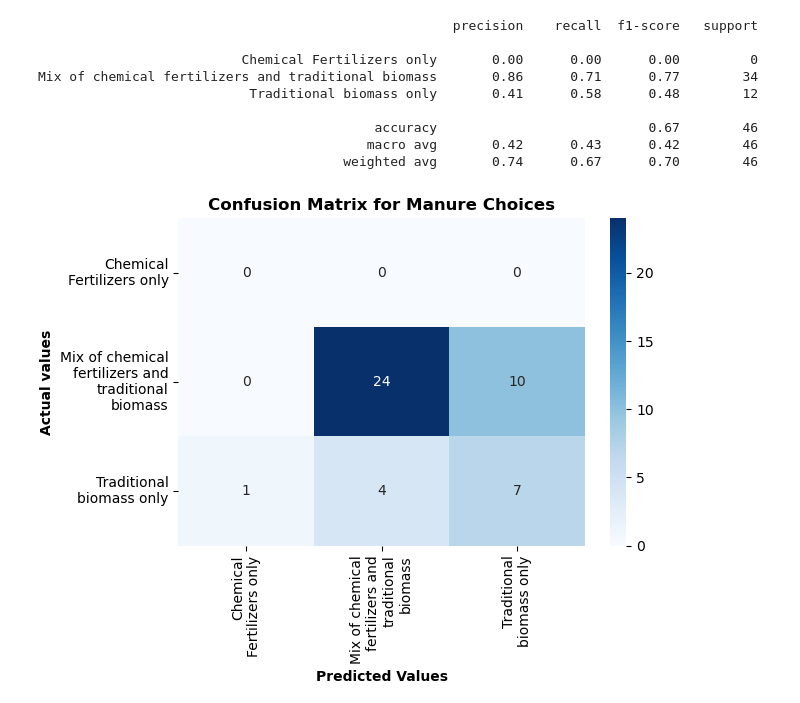
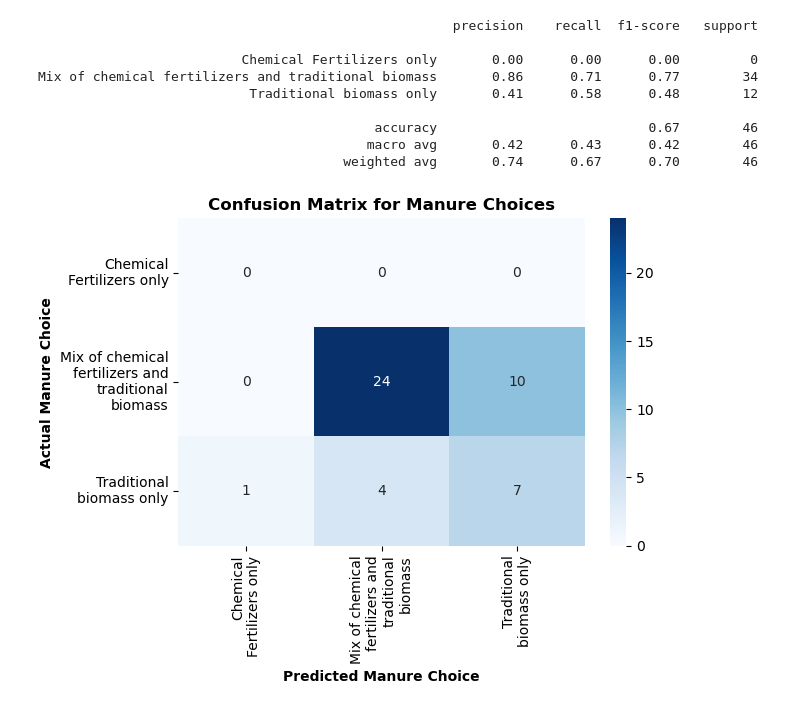
Before and after one commit to Prience91/Crop-and-Fertilizer-Choices, a Jupyter notebook: Manure_sociodeomo.ipynb, the cells around one changed output. Cells and saved outputs as stored; diff of their text form; code cells hidden in the pictures.

```diff
--- a/Manure_sociodeomo.ipynb
+++ b/Manure_sociodeomo.ipynb
@@ -399,33 +419,33 @@ import matplotlib as mpl
 import matplotlib.pyplot as plt
 import seaborn as sns
 
 fig, ax = plt.subplots()
 sns.heatmap(Conf_matrx,
             annot= True,
             cmap = "Blues",
             xticklabels = label_encoder.classes_,
             yticklabels= label_encoder.classes_,
             ax=ax)
 ax.set_title("Confusion Matrix for Manure Choices",
              fontweight = "bold")
-ax.set_xlabel("Predicted Values",
+ax.set_xlabel("Predicted Manure Choice",
               fontweight = "bold")
-ax.set_ylabel("Actual values",
+ax.set_ylabel("Actual Manure Choice",
               fontweight = "bold")
 
 xticklabels = ax.get_xticklabels()
 for label in xticklabels:
     label.set_wrap(True)
     label.set_ha("right")
     label.set_va("center")
 
 yticklabels = ax.get_yticklabels()
 for label in yticklabels:
     label.set_wrap(True)
     label.set_ha("right")
     label.set_va("center")
 
 plt.tight_layout()
 plt.show()
 # %% [output]
-[figure, old version]
+[figure, new version]
```
Also changed, not shown: parts of 1 cell of this notebook, 3 other files.
